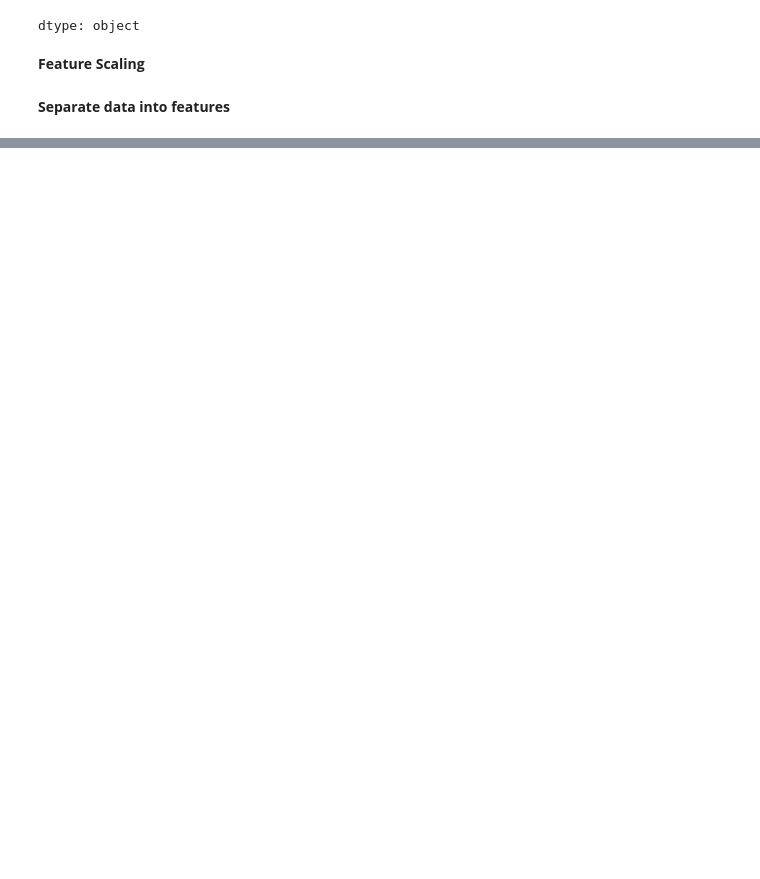
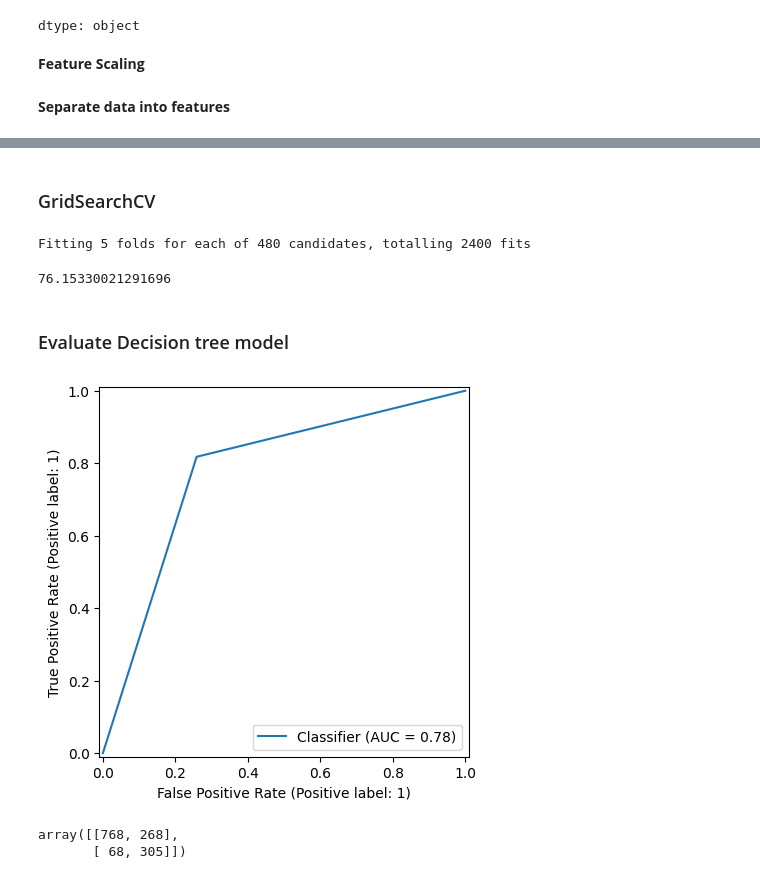
Before and after one commit to udan2006/Telco_Customer_churn, a Jupyter notebook: ML_CW.ipynb, the cells around one changed output, grey strips where cells are left out. Cells and saved outputs as stored; diff of their text form; code cells hidden in the pictures; blank space fills up the shorter version.

Commit message:
develop decision tree model

```diff
--- a/ML_CW.ipynb
+++ b/ML_CW.ipynb
@@ -360,2 +367,2 @@ y = df['Churn']
 # %%
-X_train, X_test, y_train, y_test = train_test_split(x, y, test_size=0.2,random_state=42,)
+X_train, X_test, Y_train, Y_test = train_test_split(X, Y, test_size=0.2,random_state=42,)
@@ -361,0 +373,3 @@ X_train, X_test, y_train, y_test = train_test_split(x, y, test_size=0.2,random_s
+# %%
+dt = DecisionTreeClassifier(random_state=42,class_weight='balanced')
+dt.fit(X_train, Y_train)
@@ -361,0 +382,45 @@ X_train, X_test, y_train, y_test = train_test_split(x, y, test_size=0.2,random_s
+# %% [markdown]
+### GridSearchCV
+# %%
+parameter_grid = {
+    'criterion': ['gini', 'entropy','log_loss'],
+    'splitter': ['best', 'random'],
+    'max_depth': [5, 8, 10, 12, 15],
+    'min_samples_split': [10, 20, 50, 100],
+    'min_samples_leaf': [5, 10, 15, 20],
+}
+
+np.random.seed(42)
+
+grid = GridSearchCV(
+    estimator=dt,
+    param_grid=parameter_grid,
+    cv=5,
+    scoring='accuracy',
+    n_jobs=-1,
+    verbose=1
+)
+
+grid.fit(X_train, Y_train)
+
+best_dt_grid = grid.best_estimator_
+# %% [output]
+Fitting 5 folds for each of 480 candidates, totalling 2400 fits
+# %%
+grid.score(X_test, Y_test)*100
+# %% [output]
+76.15330021291696
+# %% [markdown]
+### Evaluate Decision tree model
+# %%
+Y_prediction = grid.predict(X_test)
+# %%
+RocCurveDisplay.from_predictions(Y_test,Y_prediction)
+plt.show()
+# %% [output]
+[figure, added]
+# %%
+confusion_matrix(Y_test, Y_prediction)
+# %% [output]
+array([[768, 268],
+       [ 68, 305]])
```
Also changed, not shown: parts of 12 cells of this notebook.
